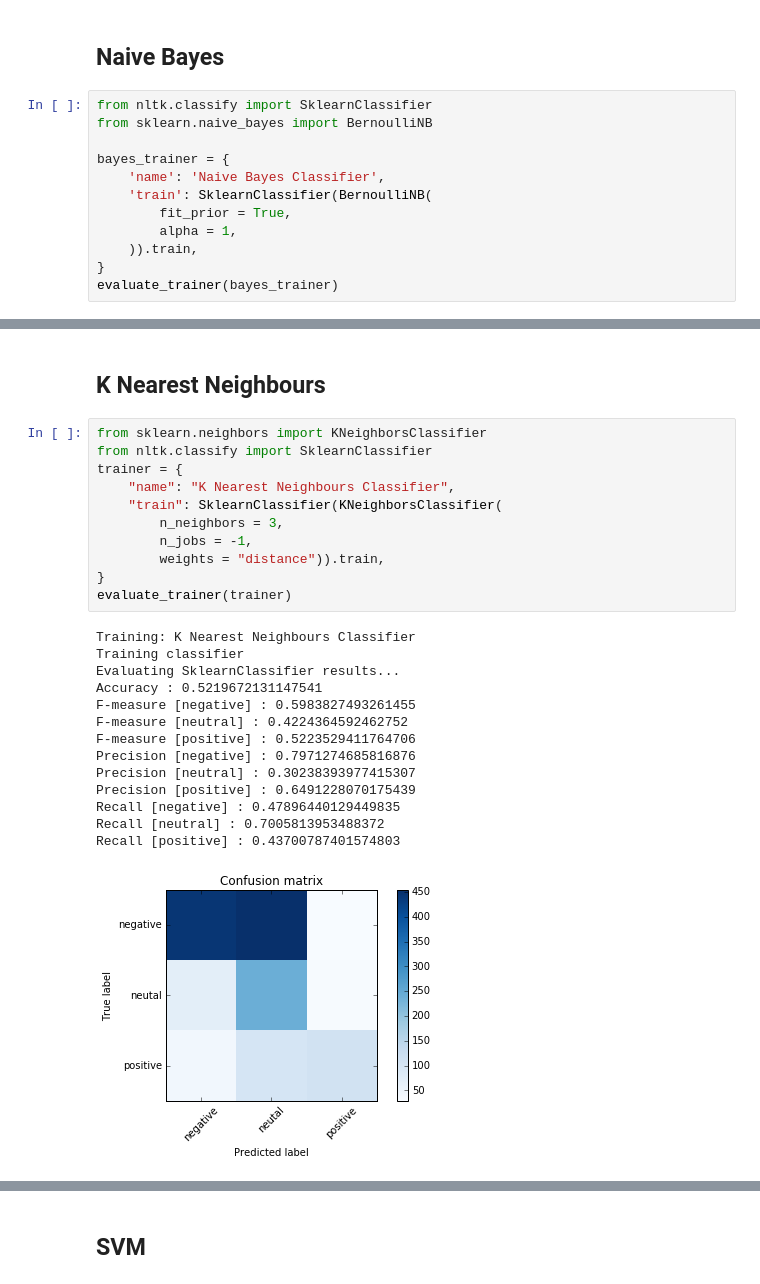
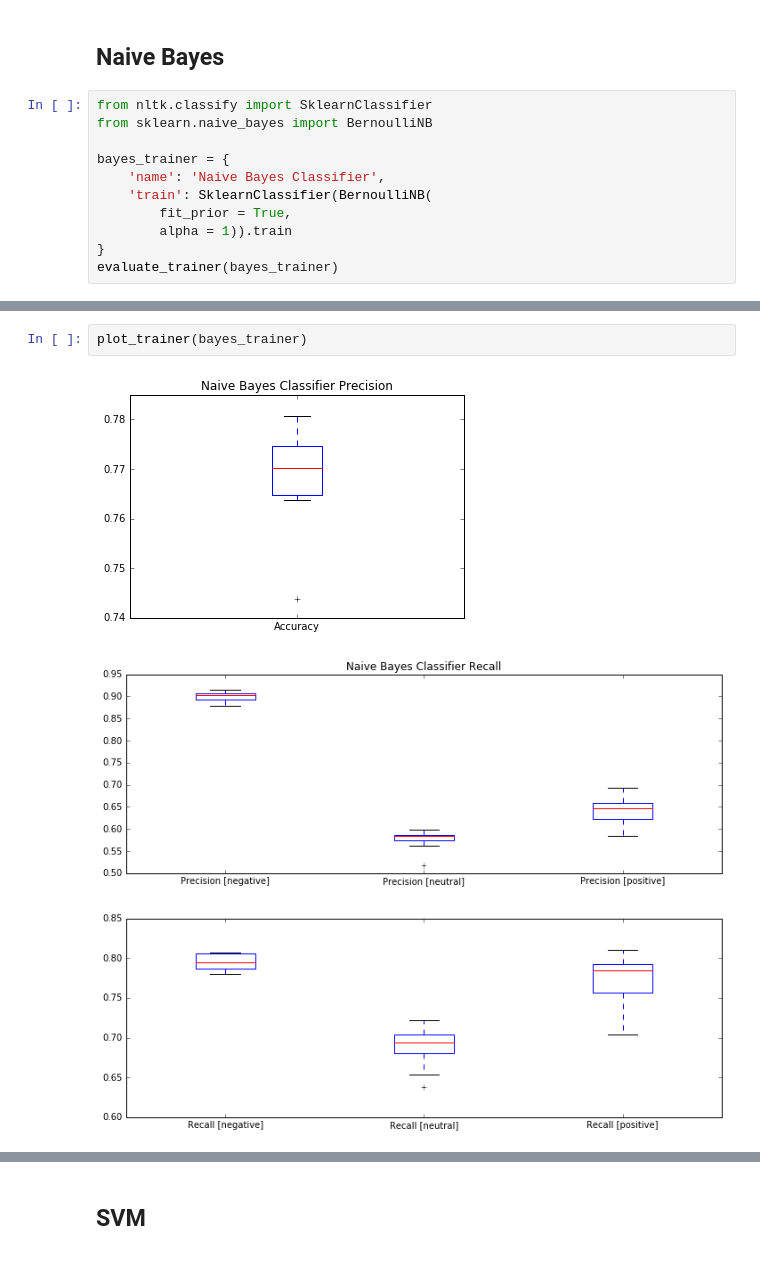
Before and after one commit to vlad-doru/master, a Jupyter notebook: TM/ML Approaches.ipynb, the cells around one changed output, grey strips where cells are left out. Drawn from its saved outputs; the diff is of its cells as text.

```diff
--- a/TM/ML Approaches.ipynb
+++ b/TM/ML Approaches.ipynb
@@ -71,8 +102,7 @@ bayes_trainer = {
     'name': 'Naive Bayes Classifier',
     'train': SklearnClassifier(BernoulliNB(
         fit_prior = True,
-        alpha = 1,
-    )).train,
+        alpha = 1)).train
 }
 evaluate_trainer(bayes_trainer)
 # %% [output]
@@ -118,28 +126,6 @@ print(e)
-# %% [markdown]
-## K Nearest Neighbours
-# %%
-from sklearn.neighbors import KNeighborsClassifier
-from nltk.classify import SklearnClassifier
-trainer = {
-    "name": "K Nearest Neighbours Classifier",
-    "train": SklearnClassifier(KNeighborsClassifier(
-        n_neighbors = 3,
-        n_jobs = -1,
-        weights = "distance")).train,
-}
-evaluate_trainer(trainer)
-# %% [output]
-Training: K Nearest Neighbours Classifier
-Training classifier
-Evaluating SklearnClassifier results...
-Accuracy : 0.5219672131147541
-F-measure [negative] : 0.5983827493261455
-F-measure [neutral] : 0.4224364592462752
-F-measure [positive] : 0.5223529411764706
-Precision [negative] : 0.7971274685816876
-Precision [neutral] : 0.30238393977415307
-Precision [positive] : 0.6491228070175439
-Recall [negative] : 0.47896440129449835
-Recall [neutral] : 0.7005813953488372
-Recall [positive] : 0.43700787401574803
-[figure, removed]
+# %%
+plot_trainer(bayes_trainer)
+# %% [output]
+[figure, added]
+[figure, added]
+[figure, added]
```
Also changed, not shown: parts of 11 cells of this notebook, 2 other files.
